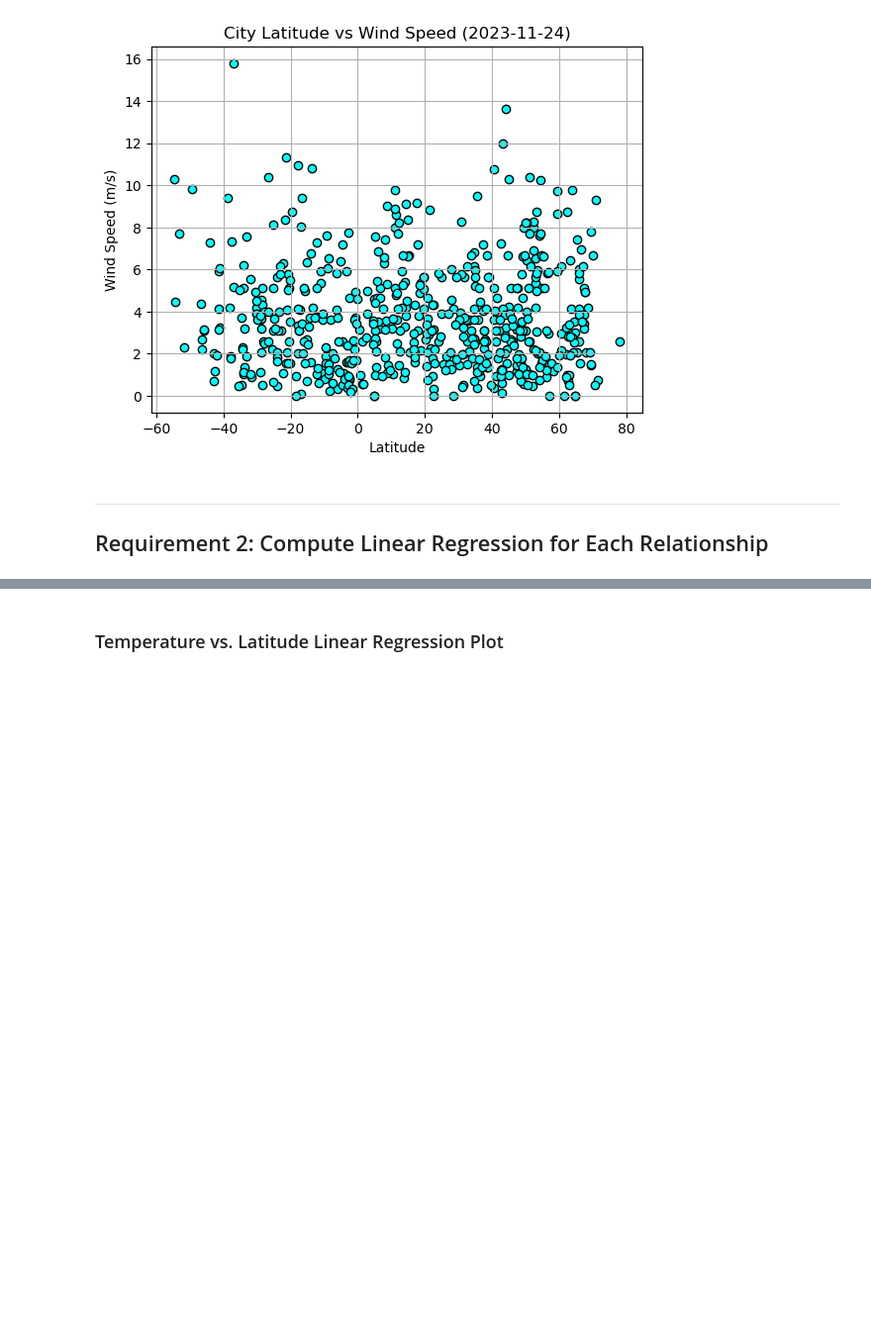
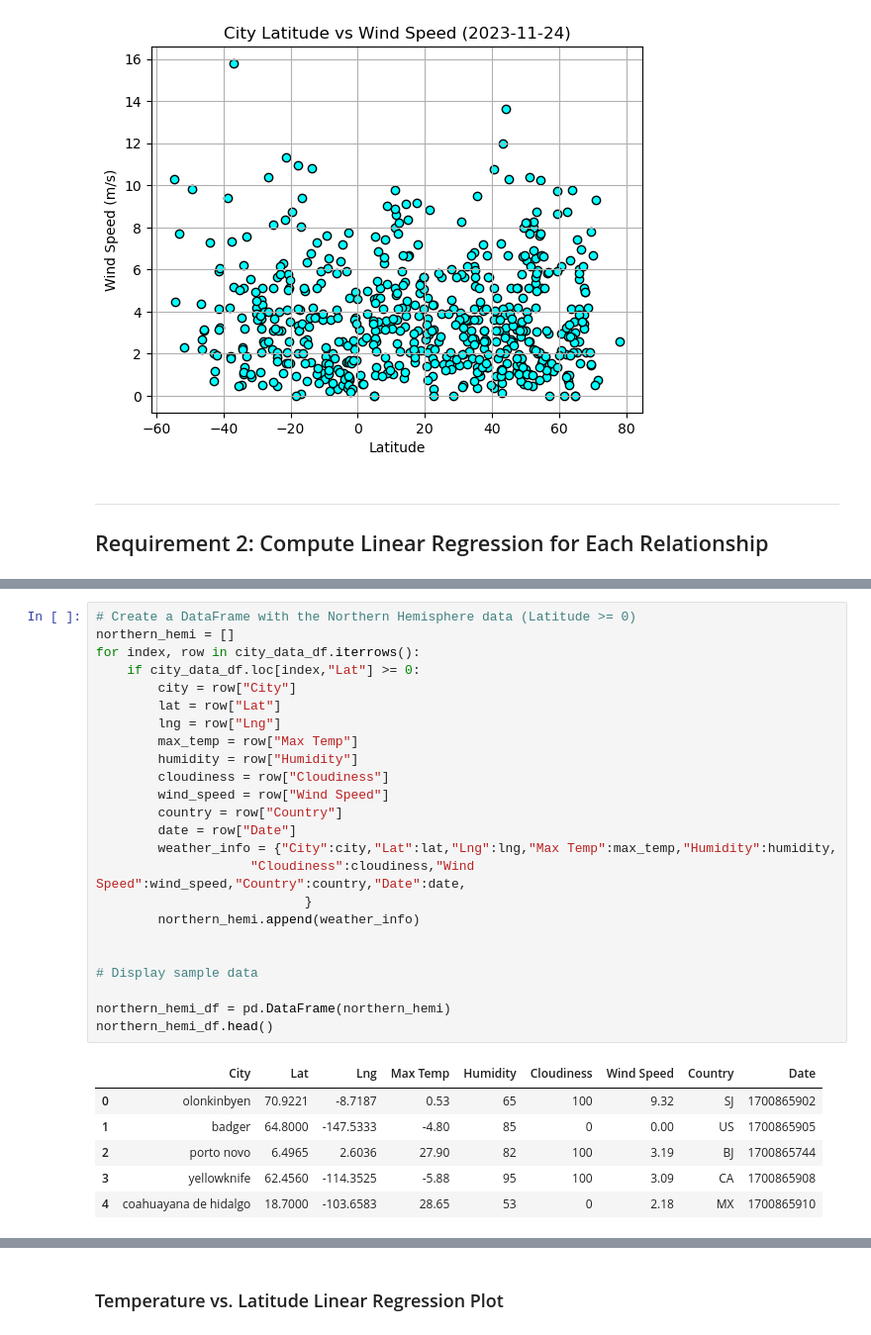
Before and after one commit to ArtienVoskanian/python-api-challenge, a Jupyter notebook: WeatherPy/WeatherPy.ipynb, the cells around one changed output, grey strips where cells are left out. Shown at 99% size. Cells and saved outputs as stored; diff of their text form; blank space fills up the shorter version.

```diff
--- a/WeatherPy/WeatherPy.ipynb
+++ b/WeatherPy/WeatherPy.ipynb
@@ -294,0 +297,31 @@ southern_hemi_df.head()
+# %%
+# Create a DataFrame with the Northern Hemisphere data (Latitude >= 0)
+northern_hemi = []
+for index, row in city_data_df.iterrows():
+    if city_data_df.loc[index,"Lat"] >= 0:
+        city = row["City"]
+        lat = row["Lat"]
+        lng = row["Lng"]
+        max_temp = row["Max Temp"]
+        humidity = row["Humidity"]
+        cloudiness = row["Cloudiness"]
+        wind_speed = row["Wind Speed"]
+        country = row["Country"]
+        date = row["Date"]
+        weather_info = {"City":city,"Lat":lat,"Lng":lng,"Max Temp":max_temp,"Humidity":humidity,
+                    "Cloudiness":cloudiness,"Wind Speed":wind_speed,"Country":country,"Date":date,
+                           }
+        northern_hemi.append(weather_info)
+
+
+# Display sample data
+
+northern_hemi_df = pd.DataFrame(northern_hemi)
+northern_hemi_df.head()
+# %% [output]
+|  | City | Lat | Lng | Max Temp | Humidity | Cloudiness | Wind Speed | Country | Date |
+| 0 | olonkinbyen | 70.9221 | -8.7187 | 0.53 | 65 | 100 | 9.32 | SJ | 1700865902 |
+| 1 | badger | 64.8000 | -147.5333 | -4.80 | 85 | 0 | 0.00 | US | 1700865905 |
+| 2 | porto novo | 6.4965 | 2.6036 | 27.90 | 82 | 100 | 3.19 | BJ | 1700865744 |
+| 3 | yellowknife | 62.4560 | -114.3525 | -5.88 | 95 | 100 | 3.09 | CA | 1700865908 |
+| 4 | coahuayana de hidalgo | 18.7000 | -103.6583 | 28.65 | 53 | 0 | 2.18 | MX | 1700865910 |
```
Also changed, not shown: parts of 7 cells of this notebook.
